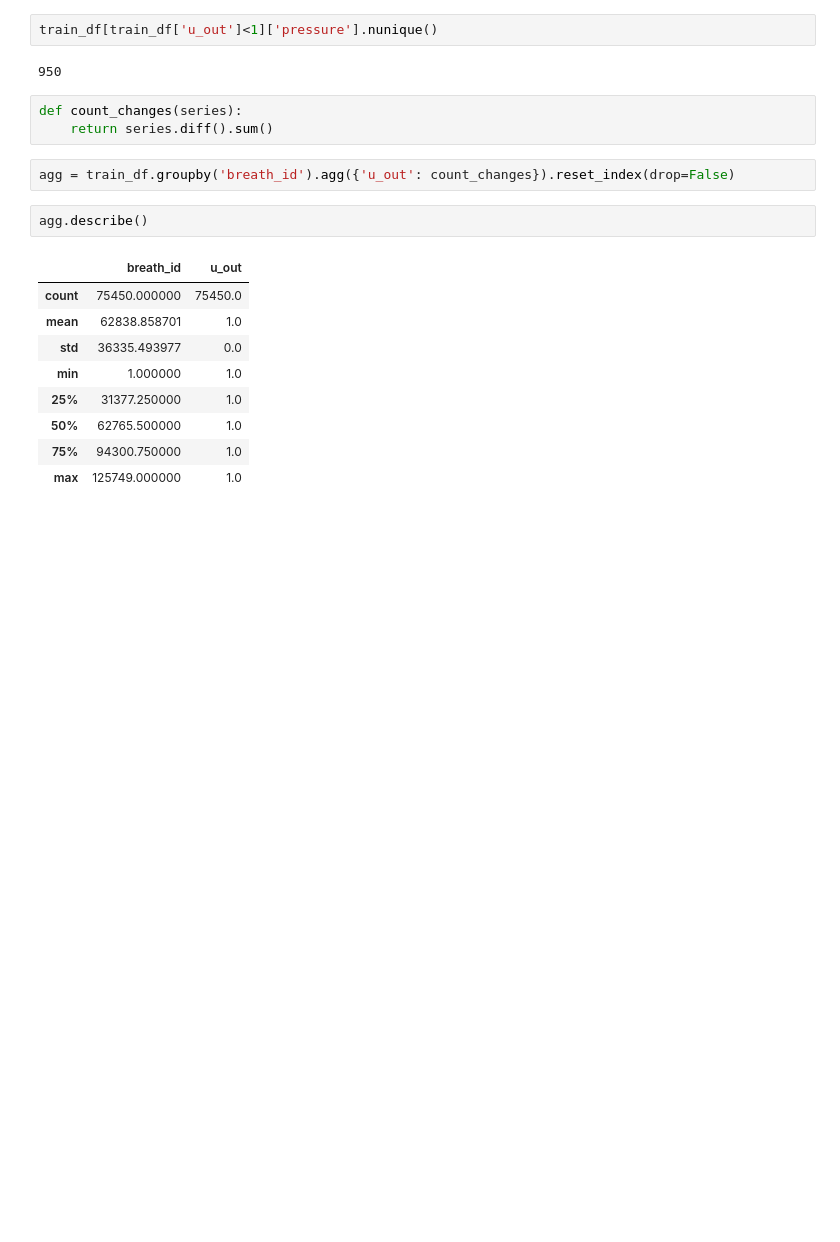
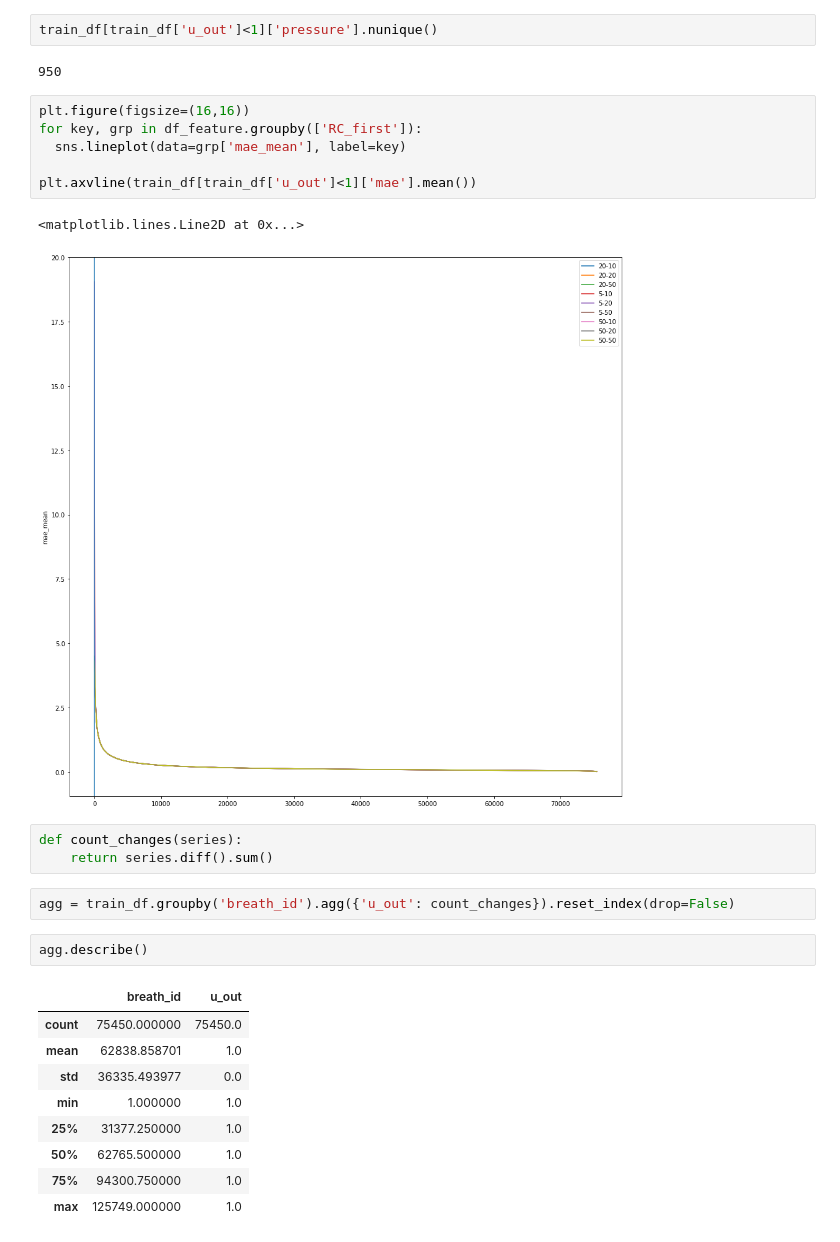
Before and after one commit to bobbercheng/ventilator-pressure-prediction, a Jupyter notebook: Analyze_predict_data.ipynb, the cells around one changed output. Drawn from its saved outputs; the diff is of its cells as text; blank space fills up the shorter version.

```diff
--- a/Analyze_predict_data.ipynb
+++ b/Analyze_predict_data.ipynb
@@ -98,6 +121,15 @@ plt.legend()
 train_df[train_df['u_out']<1]['pressure'].nunique()
 # %% [output]
 950
+# %%
+plt.figure(figsize=(16,16))
+for key, grp in df_feature.groupby(['RC_first']):
+  sns.lineplot(data=grp['mae_mean'], label=key)
+
+plt.axvline(train_df[train_df['u_out']<1]['mae'].mean())
+# %% [output]
+<matplotlib.lines.Line2D at 0x...>
+[figure, added]
 # %%
 def count_changes(series):
     return series.diff().sum()
```
Also changed, not shown: parts of 7 cells of this notebook.
